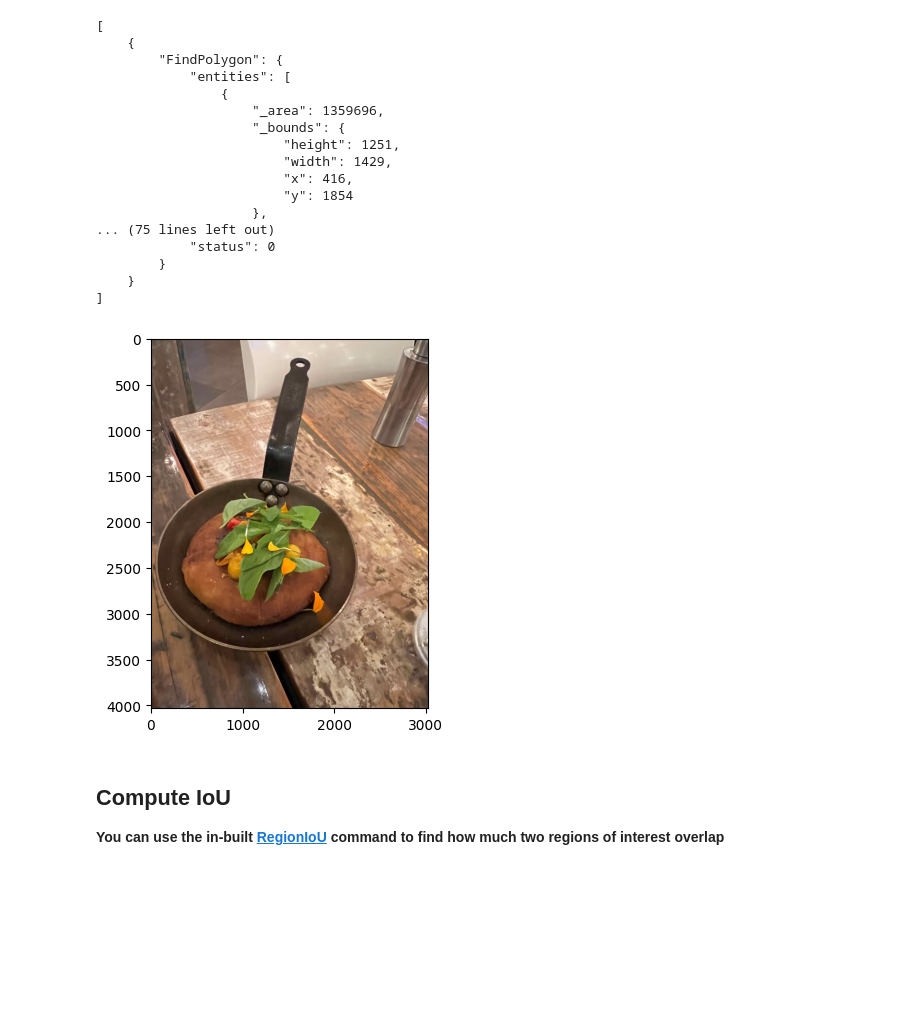
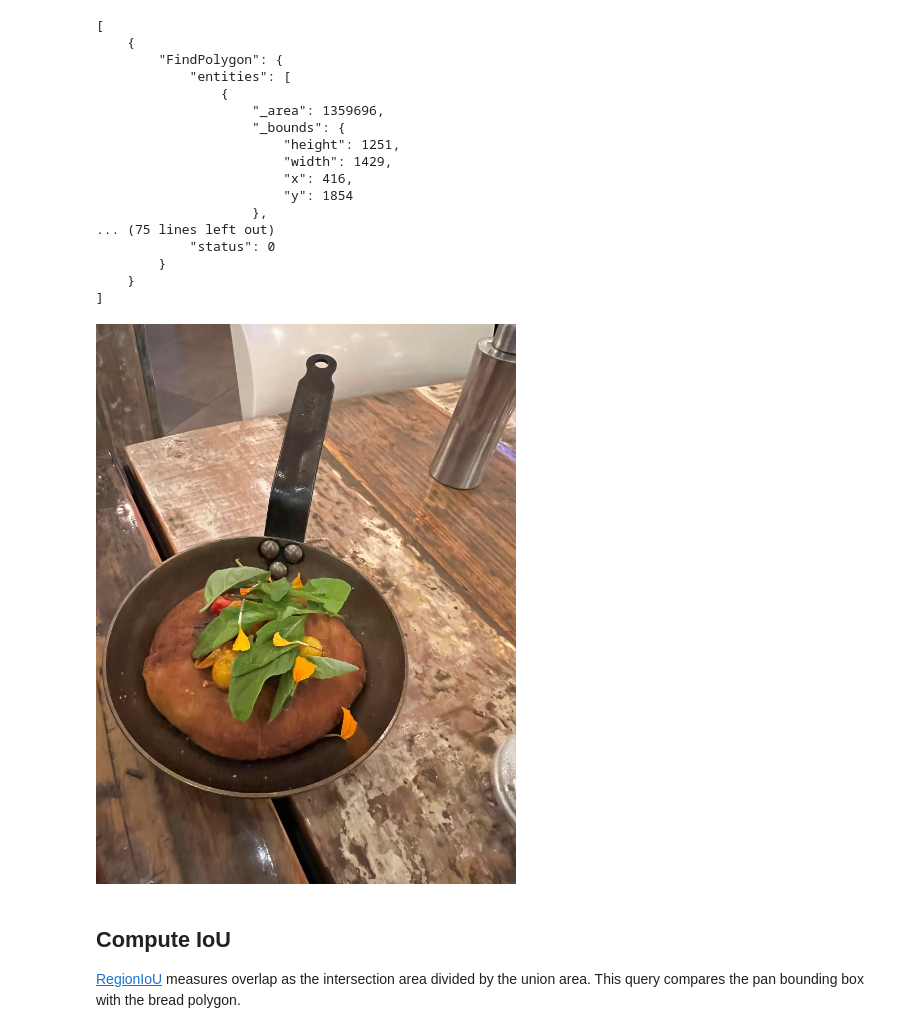
Before and after one commit to aperture-data/Cookbook, a Jupyter notebook: notebooks/simple/Regions.ipynb, the cells around one changed output. Cells and saved outputs as stored; diff of their text form; code cells hidden in the pictures; blank space fills up the shorter version.

```diff
--- a/notebooks/simple/Regions.ipynb
+++ b/notebooks/simple/Regions.ipynb
@@ -13,6 +16,17 @@ from aperturedb.CommonLibrary import create_connector
 
 # Create the connector for ApertureDB
 client = create_connector()
+
+def checked_query(query, input_blobs=None):
+    response, output_blobs = client.query(query, input_blobs or [])
+    assert isinstance(response, list) and len(response) == len(query), response
+    for command in response:
+        assert next(iter(command.values())).get("status") == 0, response
+    return response, output_blobs
+
+
+import uuid
+documentation_run = uuid.uuid4().hex
 # %%
 # Simple query to see how the database is doing
 # https://docs.aperturedata.io/query_language/Reference/db_commands/GetStatus
@@ -212,6 +226,7 @@ display(image)
 # %%
 query = [ {
     "FindBoundingBox": {
+        'constraints': ['$documentation_run', '==', documentation_run],
         "_ref": 1,
         "with_label": "Pan",
         "coordinates": True,
@@ -219,6 +234,7 @@ query = [ {
         "blobs": False
     }}, {
     "FindImage": {
+        'constraints': ['$documentation_run', '==', documentation_run],
         "is_connected_to": {
             "ref": 1
         },
@@ -226,10 +242,15 @@ query = [ {
     }
 } ]
 
-res, blobs = client.query(query)
+res, blobs = checked_query(query)
 
 client.print_last_response()
-nh.display(blobs)
+for image_blob in blobs:
+    display(Image(data=image_blob))
+
+assert res[0]["FindBoundingBox"]["returned"] == 1
+assert res[1]["FindImage"]["returned"] == 1
+assert len(blobs) == 1
 # %% [output]
 [
     {
@@ -254,6 +277,7 @@ nh.display(blobs)
 # %%
 query = [ {
     "FindPolygon": {
+        'constraints': ['$documentation_run', '==', documentation_run],
         "_ref": 1,
         "with_label": "Bread",
         "vertices": True,
@@ -264,40 +288,46 @@ query = [ {
         "blobs": False
     }}, {
     "FindImage": {
+        'constraints': ['$documentation_run', '==', documentation_run],
         "is_connected_to": {
             "ref": 1
         },
         "blobs": True
     }
 } ]
 
-res, blobs = client.query(query)
+res, blobs = checked_query(query)
 
 client.print_last_response()
-nh.display(blobs)
+for image_blob in blobs:
+    display(Image(data=image_blob))
+
+assert res[0]["FindPolygon"]["returned"] == 1
+assert res[1]["FindImage"]["returned"] == 1
+assert len(blobs) == 1
 # %% [output]
 [
     {
         "FindPolygon": {
             "entities": [
                 {
                     "_area": 1359696,
                     "_bounds": {
                         "height": 1251,
                         "width": 1429,
                         "x": 416,
                         "y": 1854
                     },
 ... (75 lines left out)
             "status": 0
         }
     }
 ]
-[figure, old version]
+[figure, new version]
 # %% [markdown]
 ## Compute IoU
 
-**You can use the in-built [RegionIoU](https://docs.aperturedata.io/query_language/Reference/image_commands/region_ops/RegionIoU) command to find how much two regions of interest overlap**
+[RegionIoU](https://docs.aperturedata.io/query_language/Reference/image_commands/region_ops/RegionIoU) measures overlap as the intersection area divided by the union area. This query compares the pan bounding box with the bread polygon.
 # %%
 query = [ {
     "FindBoundingBox": {
```
Also changed, not shown: parts of 16 cells of this notebook, 21 other files.
